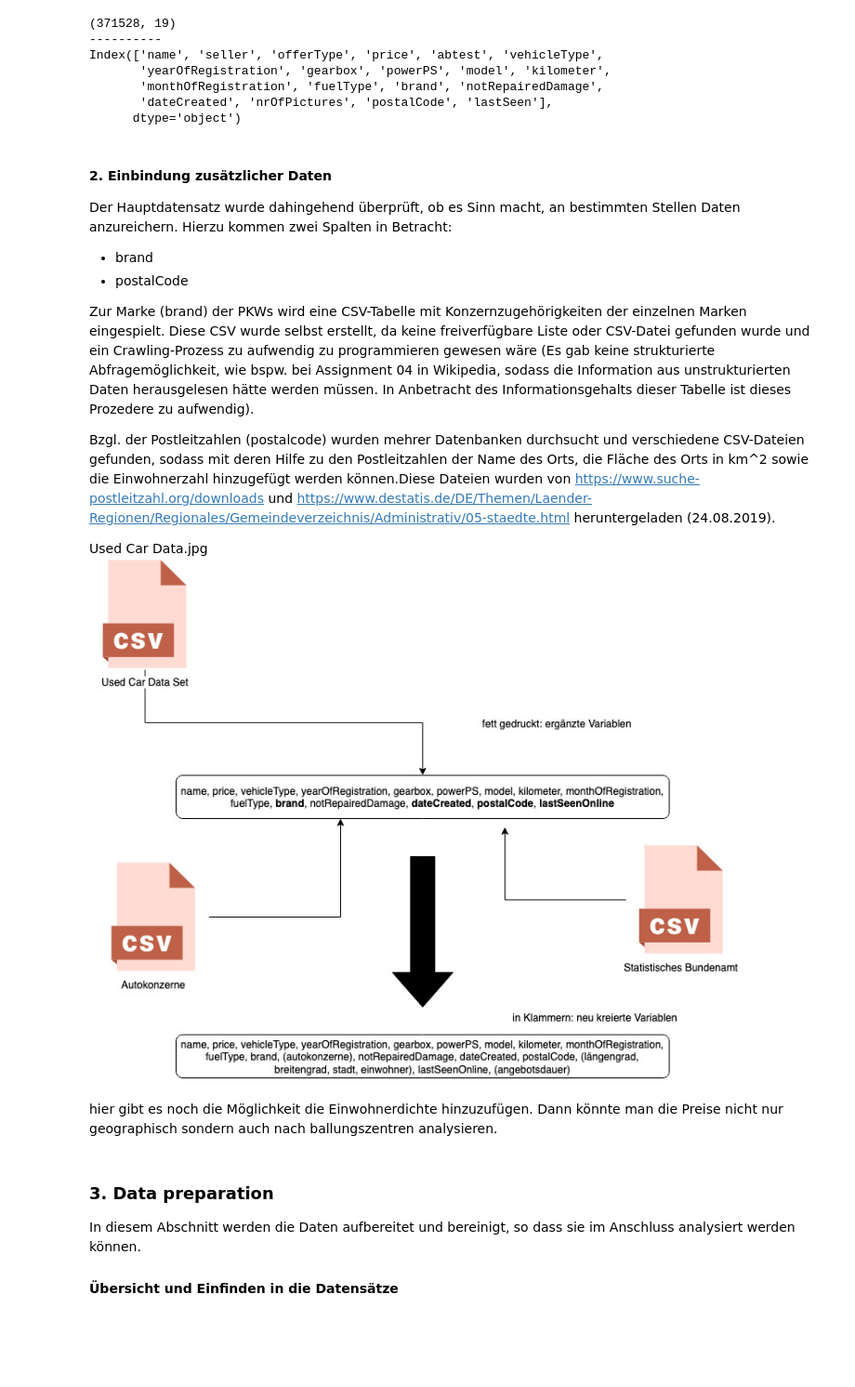
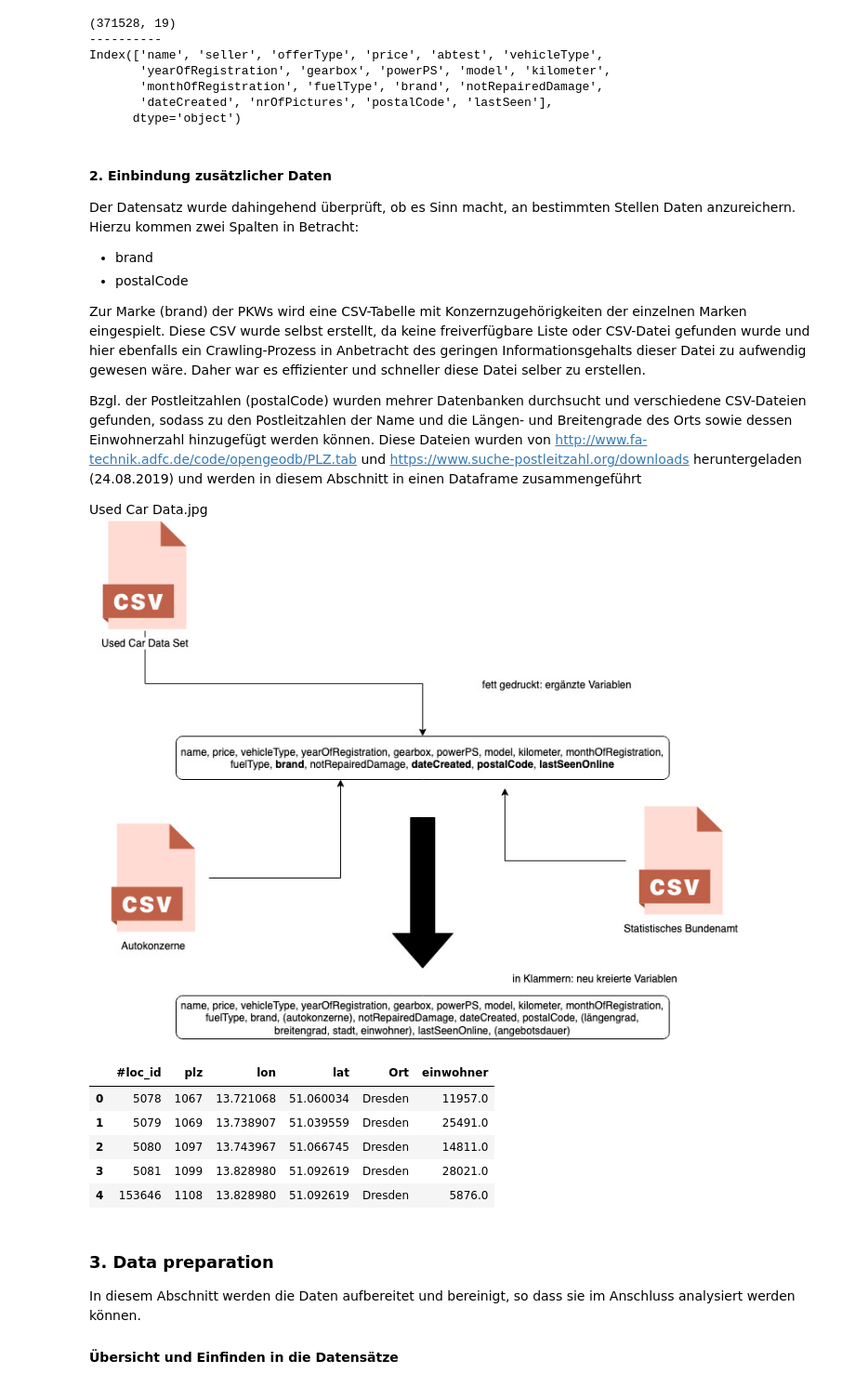
Before and after one commit to ChristianUlrichRoth/ds-assignment, a Jupyter notebook: MajorAssignment/Hauptaufgabe3.ipynb, the cells around one changed output. Shown: that part at 93% size. Saved outputs shown, nothing was run; the diff lists cells and outputs as text; code cells hidden in the pictures; blank space fills up the shorter version.

```diff
--- a/MajorAssignment/Hauptaufgabe3.ipynb
+++ b/MajorAssignment/Hauptaufgabe3.ipynb
@@ -110,16 +116,14 @@ Index(['name', 'seller', 'offerType', 'price', 'abtest', 'vehicleType',
 # %% [markdown]
 #### 2. Einbindung zusätzlicher Daten
 
-Der Hauptdatensatz wurde dahingehend überprüft, ob es Sinn macht, an bestimmten Stellen Daten anzureichern. Hierzu kommen zwei Spalten in Betracht:
+Der Datensatz wurde dahingehend überprüft, ob es Sinn macht, an bestimmten Stellen Daten anzureichern. Hierzu kommen zwei Spalten in Betracht:
 - brand
 - postalCode
 
-Zur Marke (brand) der PKWs wird eine CSV-Tabelle mit Konzernzugehörigkeiten der einzelnen Marken eingespielt. Diese CSV wurde selbst erstellt, da keine freiverfügbare Liste oder CSV-Datei gefunden wurde und ein Crawling-Prozess zu aufwendig zu programmieren gewesen wäre (Es gab keine strukturierte Abfragemöglichkeit, wie bspw. bei Assignment 04 in Wikipedia, sodass die Information aus unstrukturierten Daten herausgelesen hätte werden müssen. In Anbetracht des Informationsgehalts dieser Tabelle ist dieses Prozedere zu aufwendig).
+Zur Marke (brand) der PKWs wird eine CSV-Tabelle mit Konzernzugehörigkeiten der einzelnen Marken eingespielt. Diese CSV wurde selbst erstellt, da keine freiverfügbare Liste oder CSV-Datei gefunden wurde und hier ebenfalls ein Crawling-Prozess in Anbetracht des geringen Informationsgehalts dieser Datei zu aufwendig gewesen wäre. Daher war es effizienter und schneller diese Datei selber zu erstellen.
 
-Bzgl. der Postleitzahlen (postalcode) wurden mehrer Datenbanken durchsucht und verschiedene CSV-Dateien gefunden, sodass mit deren Hilfe zu den Postleitzahlen der Name des Orts, die Fläche des Orts in km^2 sowie die Einwohnerzahl hinzugefügt werden können.Diese Dateien wurden von https://www.suche-postleitzahl.org/downloads und https://www.destatis.de/DE/Themen/Laender-Regionen/Regionales/Gemeindeverzeichnis/Administrativ/05-staedte.html heruntergeladen (24.08.2019).
+Bzgl. der Postleitzahlen (postalCode) wurden mehrer Datenbanken durchsucht und verschiedene CSV-Dateien gefunden, sodass zu den Postleitzahlen der Name und die Längen- und Breitengrade des Orts sowie dessen Einwohnerzahl hinzugefügt werden können. Diese Dateien wurden von http://www.fa-technik.adfc.de/code/opengeodb/PLZ.tab und https://www.suche-postleitzahl.org/downloads heruntergeladen (24.08.2019) und werden in diesem Abschnitt in einen Dataframe zusammengeführt
 
 
 Used Car Data.jpg![grafik.png](attachment:grafik.png)
-# %% [markdown]
-hier gibt es noch die Möglichkeit die Einwohnerdichte hinzuzufügen. Dann könnte man die Preise nicht nur geographisch sondern auch nach ballungszentren analysieren.
 # %%
@@ -140,6 +143,14 @@ df_companies=pd.read_csv(relpathKON,sep=";",encoding="UTF-8")
 # %%
 #df_population und df_lonlat auf Basis von plz zusammenführen
 df_postalCodeInfo = df_lonlat.merge(df_population, on='plz', how='left')
+df_postalCodeInfo.head()
+# %% [output]
+|  | #loc_id | plz | lon | lat | Ort | einwohner |
+| 0 | 5078 | 1067 | 13.721068 | 51.060034 | Dresden | 11957.0 |
+| 1 | 5079 | 1069 | 13.738907 | 51.039559 | Dresden | 25491.0 |
+| 2 | 5080 | 1097 | 13.743967 | 51.066745 | Dresden | 14811.0 |
+| 3 | 5081 | 1099 | 13.828980 | 51.092619 | Dresden | 28021.0 |
+| 4 | 153646 | 1108 | 13.828980 | 51.092619 | Dresden | 5876.0 |
 # %% [markdown]
 ### 3. Data preparation
 
```
Also changed, not shown: parts of 49 cells of this notebook.
